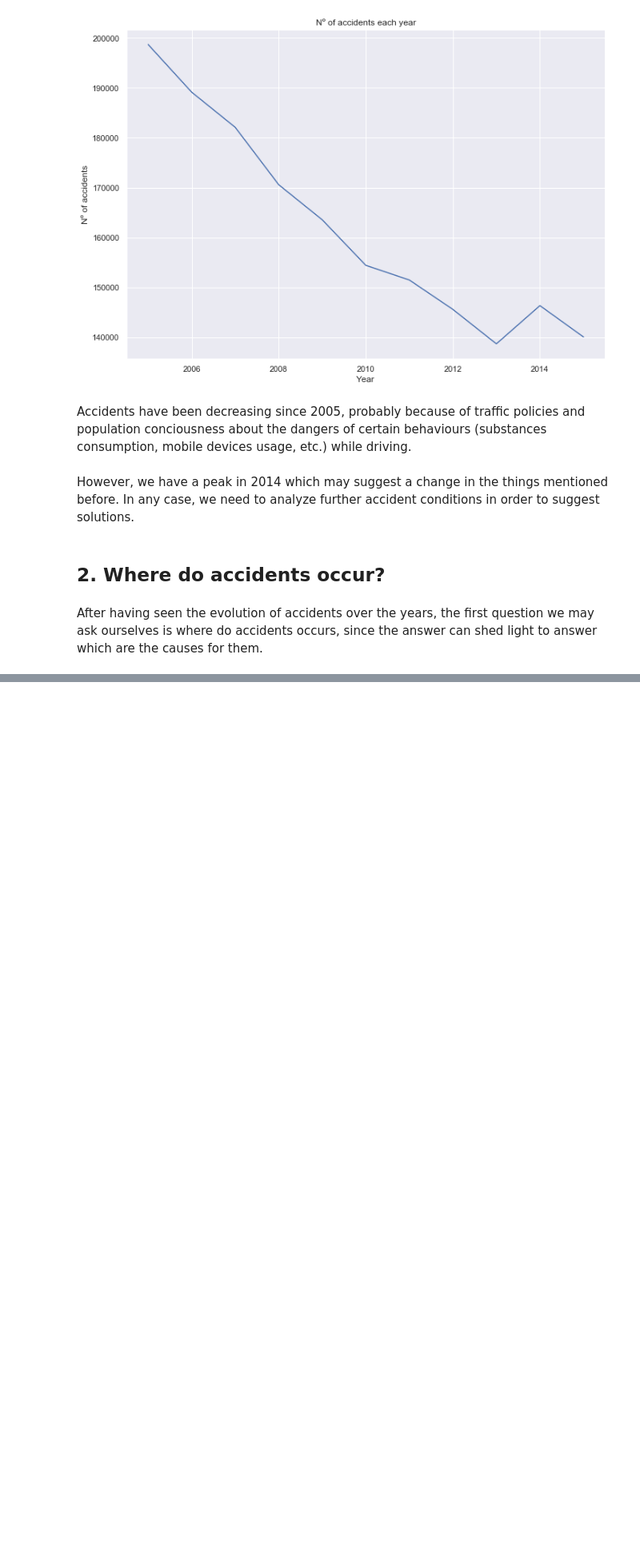
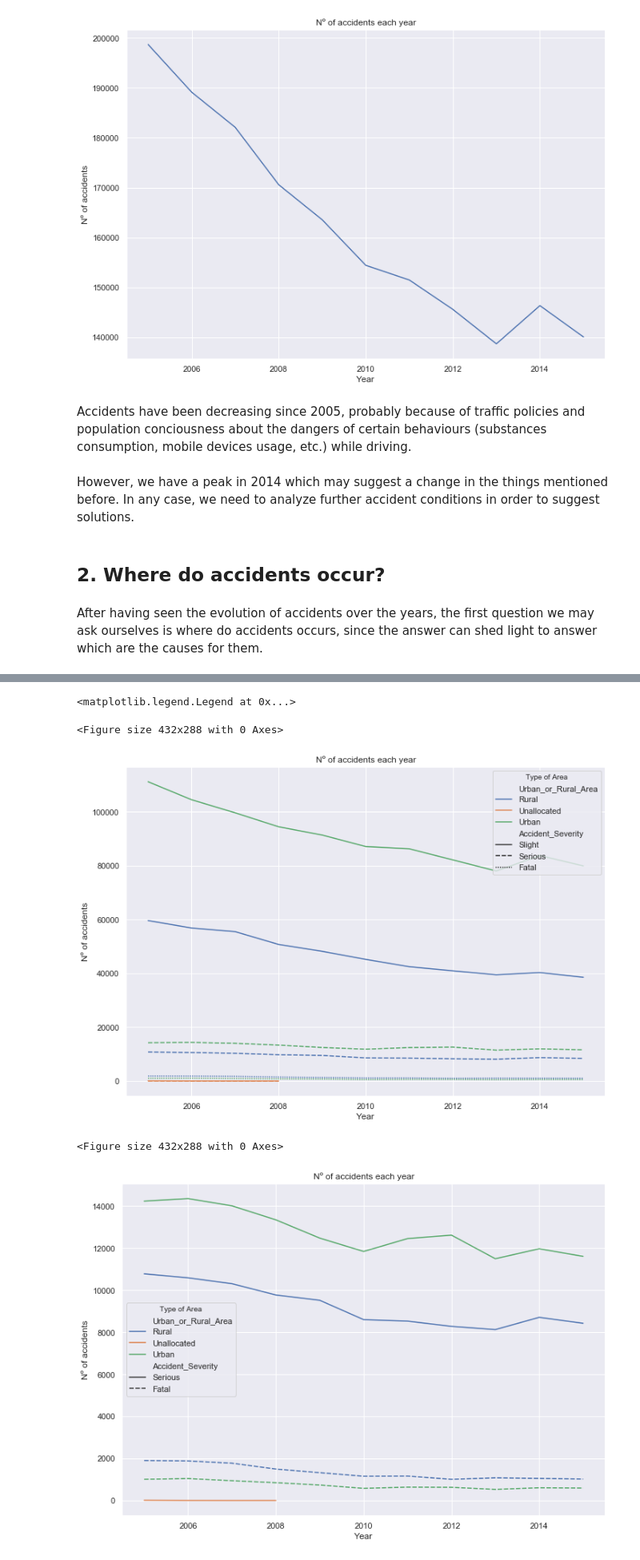
Before and after one commit to LeonardoAlcivar/assignment-computing-lab, a Jupyter notebook: Leonardo_Alcivat_Assigment1_Final.ipynb, the cells around one changed output, grey strips where cells are left out. Shown at 80% size. Cells and saved outputs as stored; diff of their text form; code cells hidden in the pictures; blank space fills up the shorter version.

```diff
--- a/Leonardo_Alcivat_Assigment1_Final.ipynb
+++ b/Leonardo_Alcivat_Assigment1_Final.ipynb
@@ -210,0 +334,33 @@ fig
+# %%
+#First we group the data by date, severity and area
+#then we transform the size method into a frame
+# and just select the serious and fatal accidents and reset the index
+#then we apply seaborn
+df_aux1 = accidents_Big.groupby([accidents_Big.Date.dt.year,"Accident_Severity", "Urban_or_Rural_Area"]).size().to_frame("size").reset_index().set_index("Accident_Severity").loc[["Slight","Serious", "Fatal"]].reset_index()
+df_aux2 = accidents_Big.groupby([accidents_Big.Date.dt.year,"Accident_Severity", "Urban_or_Rural_Area"]).size().to_frame("size").reset_index().set_index("Accident_Severity").loc[["Serious", "Fatal"]].reset_index()
+
+
+
+plt.figure()
+plt.subplots(figsize=(11.7, 8.27))
+sns.lineplot( data = df_aux1,
+             x = "Date", y = "size", hue = "Urban_or_Rural_Area", style = "Accident_Severity")
+plt.title("Nº of accidents each year")
+plt.ylabel("Nº of accidents")
+plt.xlabel("Year")
+plt.legend(title = "Type of Area")
+
+plt.figure()
+plt.subplots(figsize=(11.7, 8.27))
+sns.lineplot( data = df_aux2,
+             x = "Date", y = "size", hue = "Urban_or_Rural_Area", style = "Accident_Severity")
+plt.title("Nº of accidents each year")
+plt.ylabel("Nº of accidents")
+plt.xlabel("Year")
+plt.legend(title = "Type of Area")
+# %% [output]
+<matplotlib.legend.Legend at 0x...>
+<Figure size 432x288 with 0 Axes>
+[figure, added]
+<Figure size 432x288 with 0 Axes>
+[figure, added]
```
Also changed, not shown: parts of 81 cells of this notebook.
